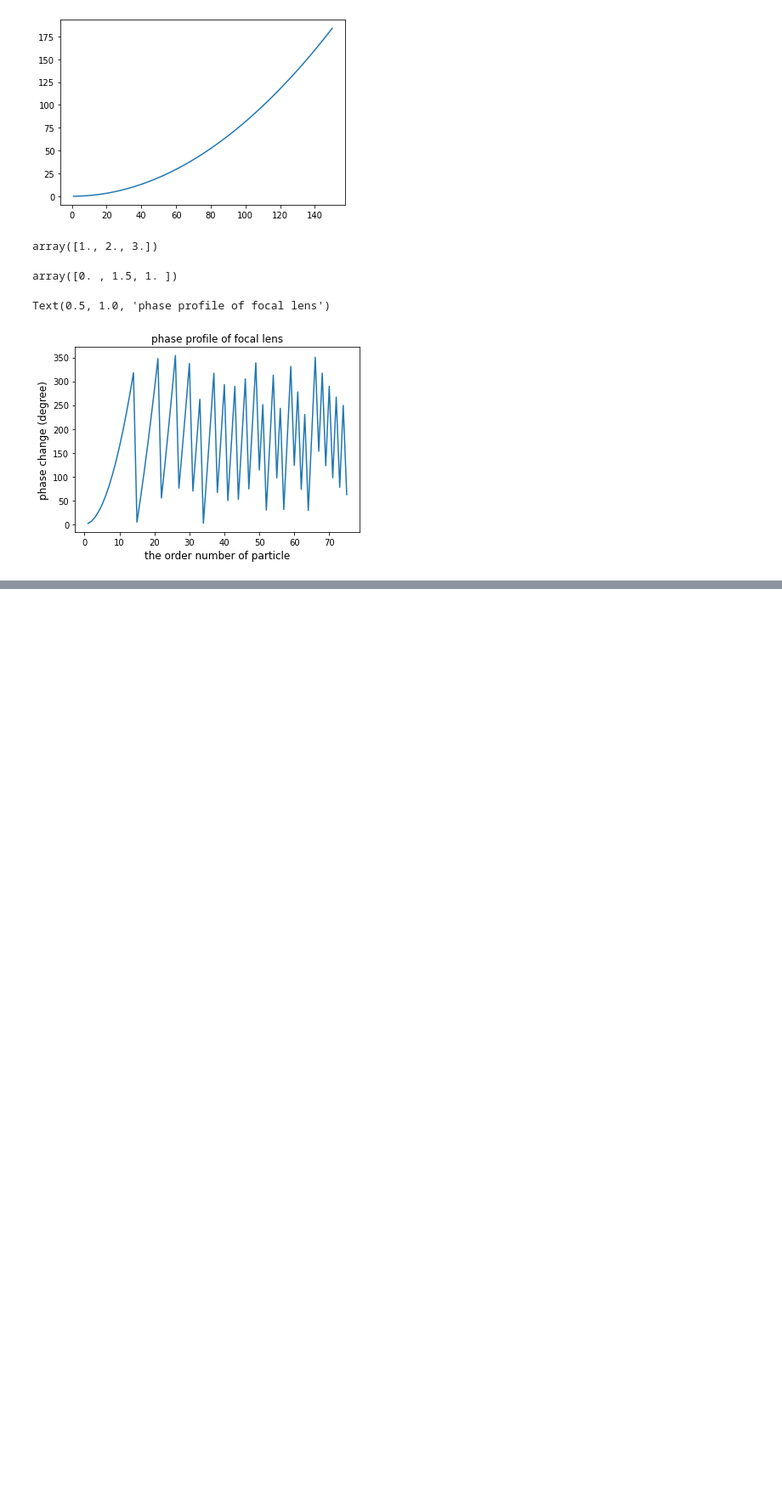
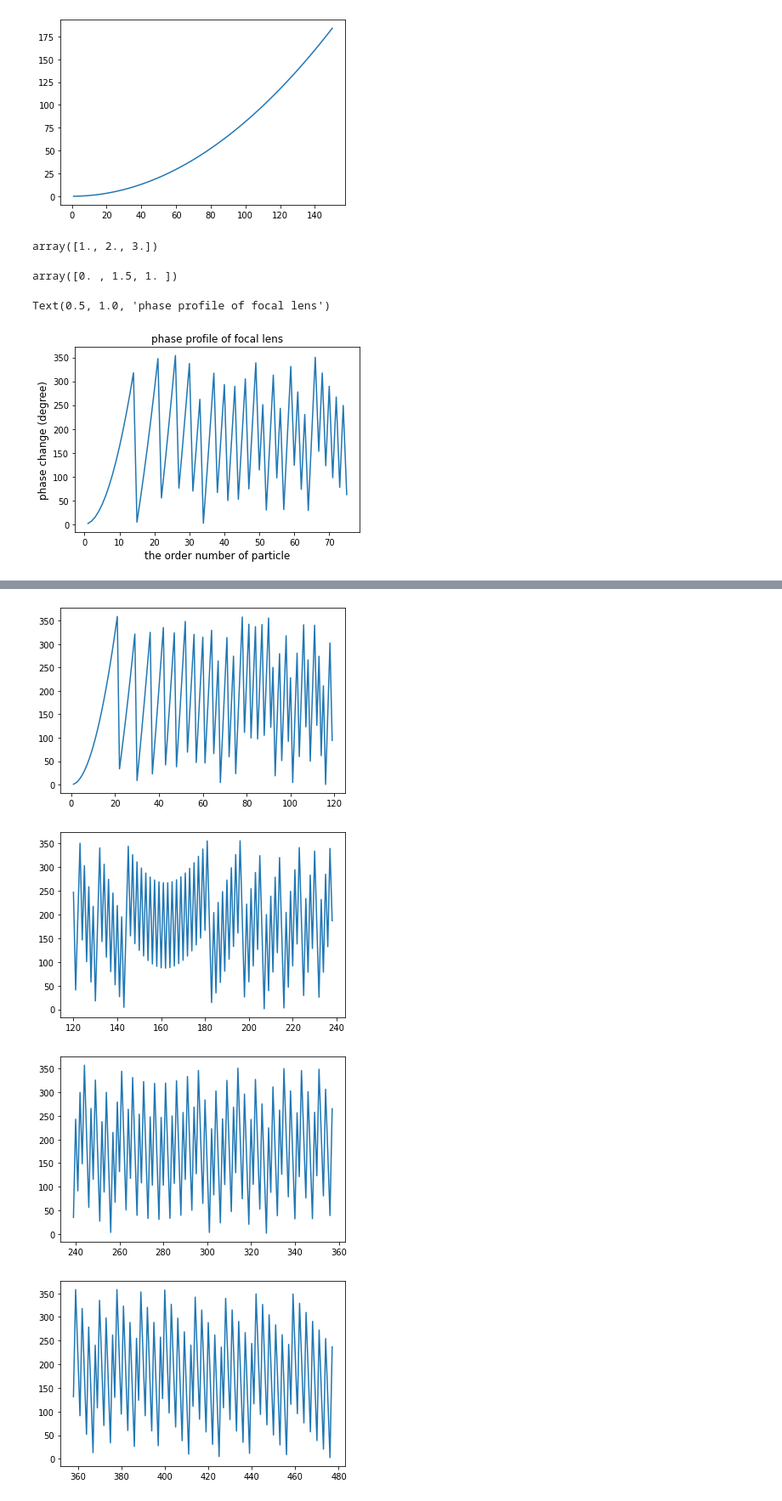
Before and after one commit to masen666666/hello-world, a Jupyter notebook: project calculator.ipynb, the cells around one changed output, grey strips where cells are left out. Shown at 85% size. Cells and saved outputs as stored; diff of their text form; code cells hidden in the pictures; blank space fills up the shorter version.

```diff
--- a/project calculator.ipynb
+++ b/project calculator.ipynb
@@ -106,0 +132,12 @@ Text(0.5, 1.0, 'phase profile of focal lens')
+# %%
+number_sep=5
+L=len(x_order)
+ktest=np.floor(np.linspace(0,L,number_sep)).astype(int)
+for i in range(0,number_sep-1):
+    plt.figure()
+    plt.plot(x_order[ktest[i]:ktest[i+1]],phi_x[ktest[i]:ktest[i+1]])
+# %% [output]
+[figure, added]
+[figure, added]
+[figure, added]
+[figure, added]
```
Also changed, not shown: parts of 4 cells of this notebook.
